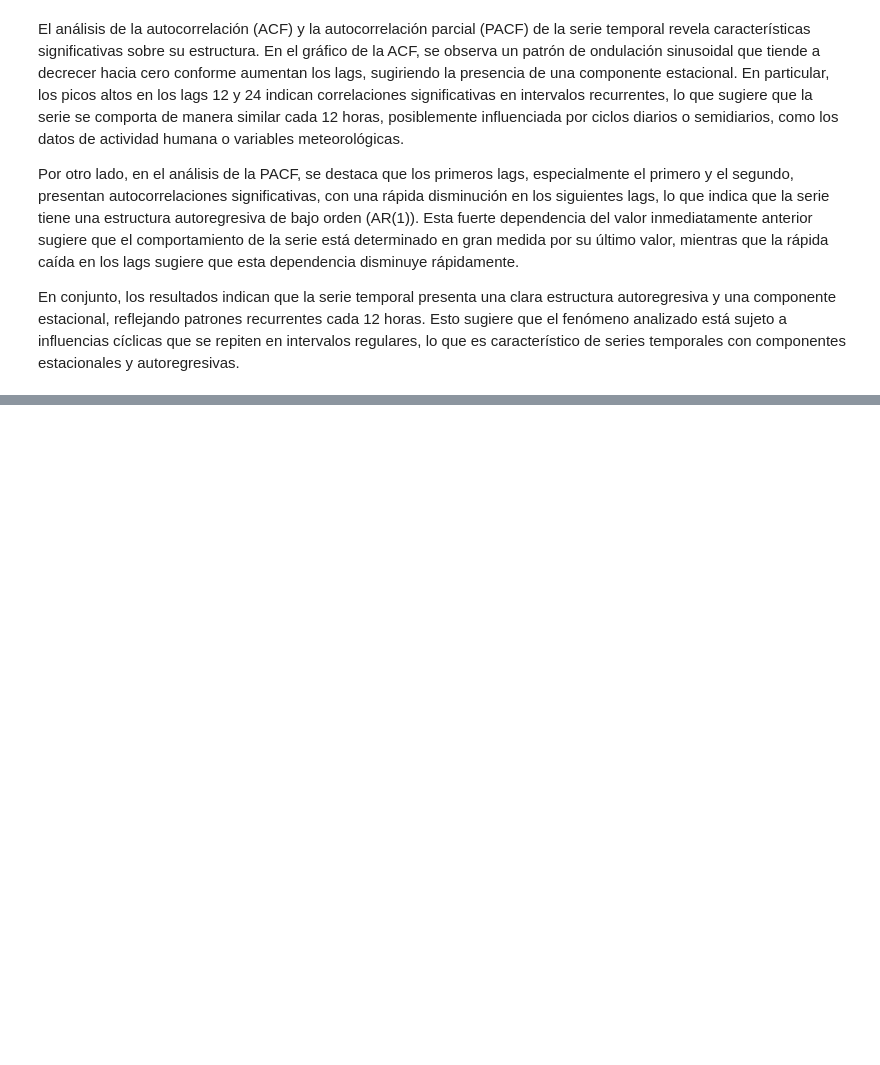
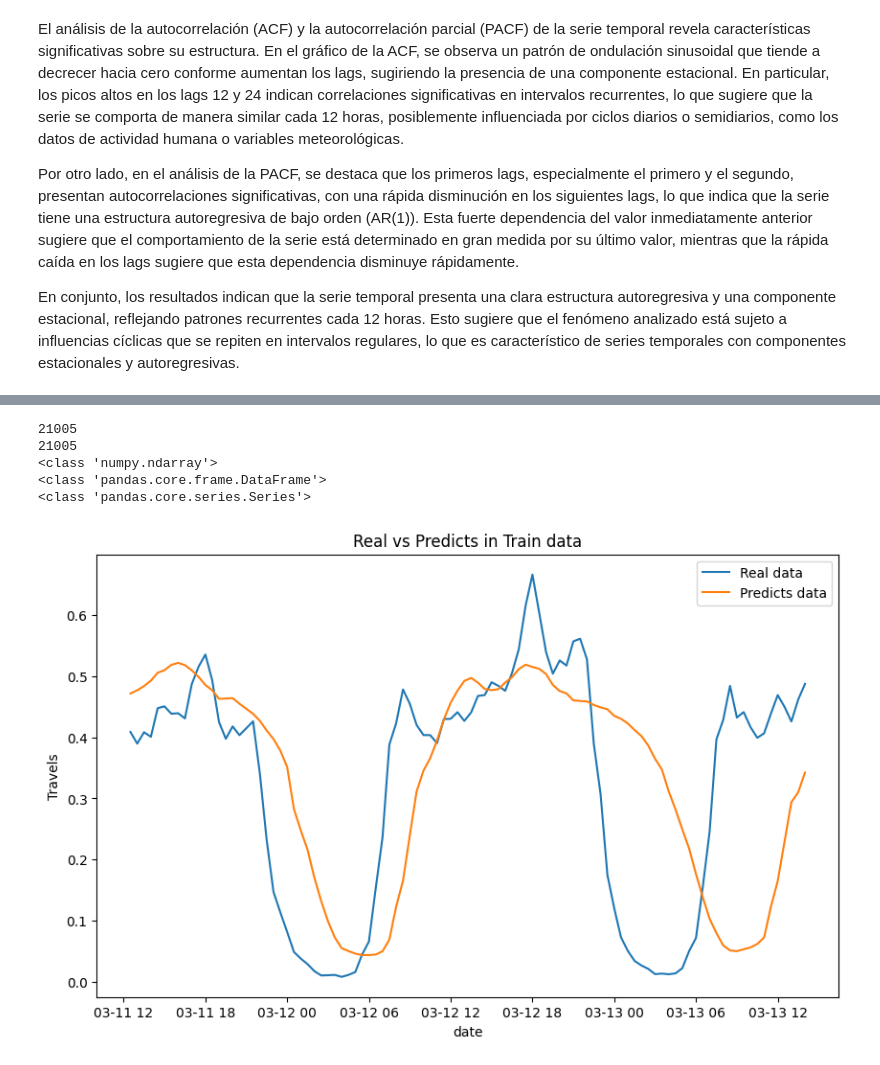
Before and after one commit to Pableren/Cab_Data_Cruise, a Jupyter notebook: Data_Science.ipynb, the cells around one changed output, grey strips where cells are left out. Cells and saved outputs as stored; diff of their text form; code cells hidden in the pictures; blank space fills up the shorter version.

```diff
--- a/Data_Science.ipynb
+++ b/Data_Science.ipynb
@@ -293,0 +278,42 @@ print(mse)
+# %%
+print(len(train_predictions))
+print(len(train_data))
+print(type(train_predictions))
+
+#train_size = int(len(df_hour) * 0.8)
+#train_data = df_hour_norm['travels'][:train_size]
+#val_data = df_hour_norm['travels'][train_size:]
+
+df_pred_train = pd.DataFrame(data=train_predictions)
+df_pred_train.columns = ['travels']
+df_pred_train.index = train_data.index
+
+
+#df_pred_train.index = df_pred_train.index.shift(-5,freq='30min')  # Desplazar hacia abajo
+
+df_pred_val = pd.DataFrame(data=val_predictions)
+df_pred_val.columns = ['travels']
+df_pred_val.index = val_data.index
+
+print(type(df_pred_train))
+print(type(train_data))
+# %% [output]
+21005
+21005
+<class 'numpy.ndarray'>
+<class 'pandas.core.frame.DataFrame'>
+<class 'pandas.core.series.Series'>
+# %%
+fig, ax = plt.subplots(figsize=(10, 6))
+
+sns.lineplot(data=train_data[-100:], x=train_data.index[-100:], y=train_data.values[-100:], label="Real data", ax=ax)
+sns.lineplot(data=df_pred_train[-100:], x=df_pred_train.index[-100:], y=df_pred_train['travels'][-100:], label="Predicts data", ax=ax)
+
+# Ajustar la visualización
+ax.set_title("Real vs Predicts in Train data")
+ax.set_xlabel("date")
+ax.set_ylabel("Travels")
+plt.legend()
+plt.show()
+# %% [output]
+[figure, added]
```
Also changed, not shown: parts of 20 cells of this notebook.
